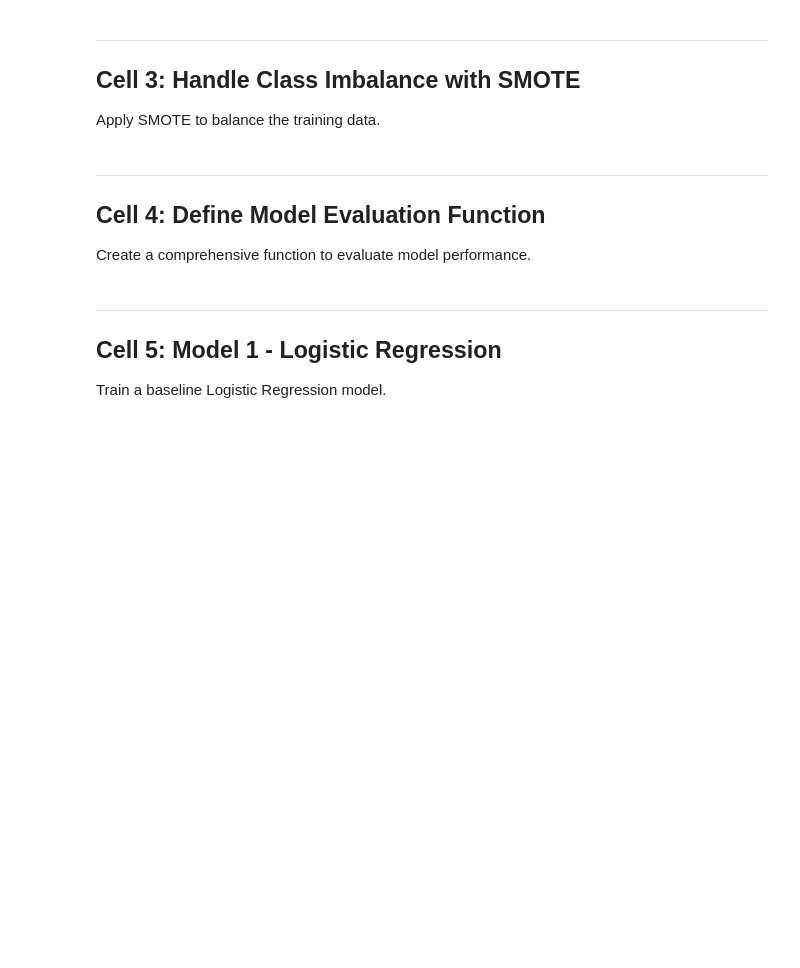
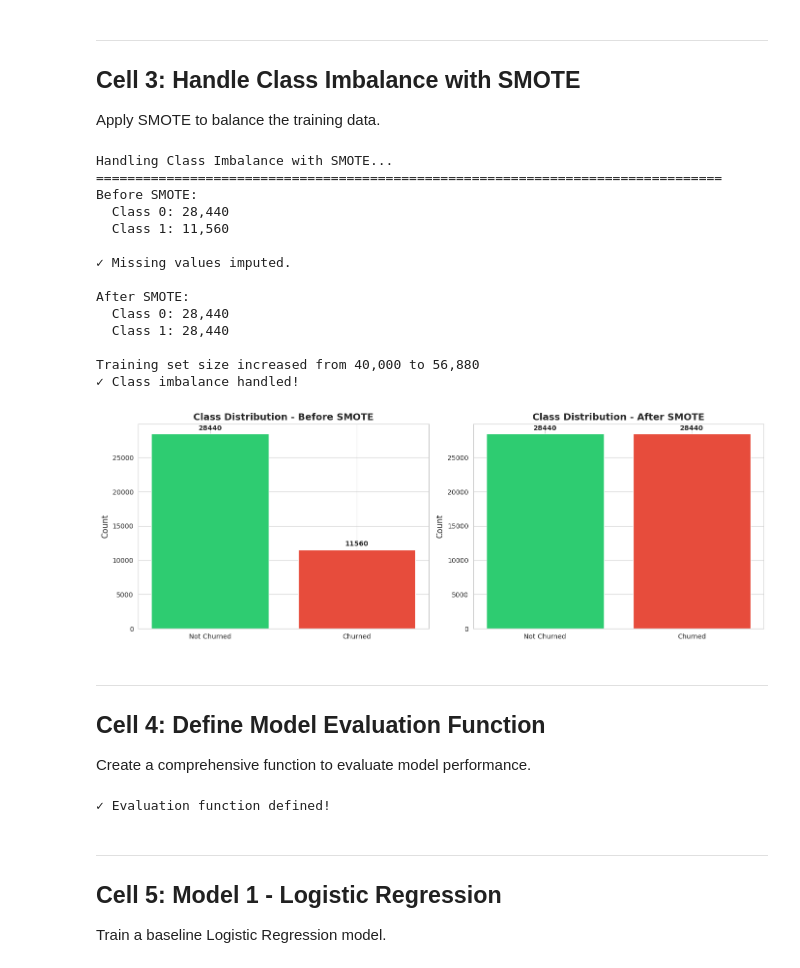
Before and after one commit to ahmedali283/ecommerce-customer-churn-prediction, a Jupyter notebook: Notebooks/03_Model_Training.ipynb, the cells around one changed output. Drawn from its saved outputs; the diff is of its cells as text; code cells hidden in the pictures; blank space fills up the shorter version.

Commit message:
Model evaluation fixed

```diff
--- a/Notebooks/03_Model_Training.ipynb
+++ b/Notebooks/03_Model_Training.ipynb
@@ -71,10 +73,10 @@ Load the train and test datasets created during preprocessing.
 print("Loading preprocessed data...")
 print("="*80)
 
-X_train = pd.read_csv('X_train.csv')
-X_test = pd.read_csv('X_test.csv')
-y_train = pd.read_csv('y_train.csv').values.ravel()
-y_test = pd.read_csv('y_test.csv').values.ravel()
+X_train = pd.read_csv('/content/X_train.csv')
+X_test = pd.read_csv('/content/X_test.csv')
+y_train = pd.read_csv('/content/y_train.csv').values.ravel()
+y_test = pd.read_csv('/content/y_test.csv').values.ravel()
 
 print(f"Training set: {X_train.shape}")
 print(f"Test set: {X_test.shape}")
@@ -101,39 +118,68 @@ unique, counts = np.unique(y_train, return_counts=True)
 for val, count in zip(unique, counts):
     print(f"  Class {val}: {count:,}")
 
+# Impute missing values before SMOTE
+from sklearn.impute import SimpleImputer
+imputer = SimpleImputer(strategy='mean')
+
+X_train_imputed = imputer.fit_transform(X_train)
+X_test_imputed = imputer.transform(X_test)
+
+# Convert back to DataFrame to maintain column names
+X_train_imputed = pd.DataFrame(X_train_imputed, columns=X_train.columns)
+X_test_imputed = pd.DataFrame(X_test_imputed, columns=X_test.columns)
+
+print("\n✓ Missing values imputed.")
+
 # Apply SMOTE
 smote = SMOTE(random_state=42, k_neighbors=5)
-X_train_balanced, y_train_balanced = smote.fit_resample(X_train, y_train)
+X_train_balanced, y_train_balanced = smote.fit_resample(X_train_imputed, y_train)
 
 print("\nAfter SMOTE:")
 unique, counts = np.unique(y_train_balanced, return_counts=True)
 for val, count in zip(unique, counts):
     print(f"  Class {val}: {count:,}")
 
 print(f"\nTraining set size increased from {len(X_train):,} to {len(X_train_balanced):,}")
 print("✓ Class imbalance handled!")
 
 # Visualization
 fig, axes = plt.subplots(1, 2, figsize=(14, 5))
 
 # Before SMOTE
 unique_before, counts_before = np.unique(y_train, return_counts=True)
 axes[0].bar(['Not Churned', 'Churned'], counts_before, color=['#2ecc71', '#e74c3c'])
 axes[0].set_title('Class Distribution - Before SMOTE', fontsize=14, fontweight='bold')
 axes[0].set_ylabel('Count', fontsize=12)
 for i, v in enumerate(counts_before):
     axes[0].text(i, v + 500, str(v), ha='center', fontweight='bold')
 
 # After SMOTE
 unique_after, counts_after = np.unique(y_train_balanced, return_counts=True)
 axes[1].bar(['Not Churned', 'Churned'], counts_after, color=['#2ecc71', '#e74c3c'])
 axes[1].set_title('Class Distribution - After SMOTE', fontsize=14, fontweight='bold')
 axes[1].set_ylabel('Count', fontsize=12)
 for i, v in enumerate(counts_after):
     axes[1].text(i, v + 500, str(v), ha='center', fontweight='bold')
 
 plt.tight_layout()
 plt.show()
+# %% [output]
+Handling Class Imbalance with SMOTE...
+================================================================================
+Before SMOTE:
+  Class 0: 28,440
+  Class 1: 11,560
+
+✓ Missing values imputed.
+
+After SMOTE:
+  Class 0: 28,440
+  Class 1: 28,440
+
+Training set size increased from 40,000 to 56,880
+✓ Class imbalance handled!
+[figure, added]
 # %% [markdown]
 ---
 ## Cell 4: Define Model Evaluation Function
@@ -195,6 +241,8 @@ def evaluate_model(model, X_train, y_train, X_test, y_test, model_name):
     return metrics, model, y_test_pred, y_test_proba
 
 print("✓ Evaluation function defined!")
+# %% [output]
+✓ Evaluation function defined!
 # %% [markdown]
 ---
 ## Cell 5: Model 1 - Logistic Regression
```
Also changed, not shown: parts of 20 cells of this notebook.
